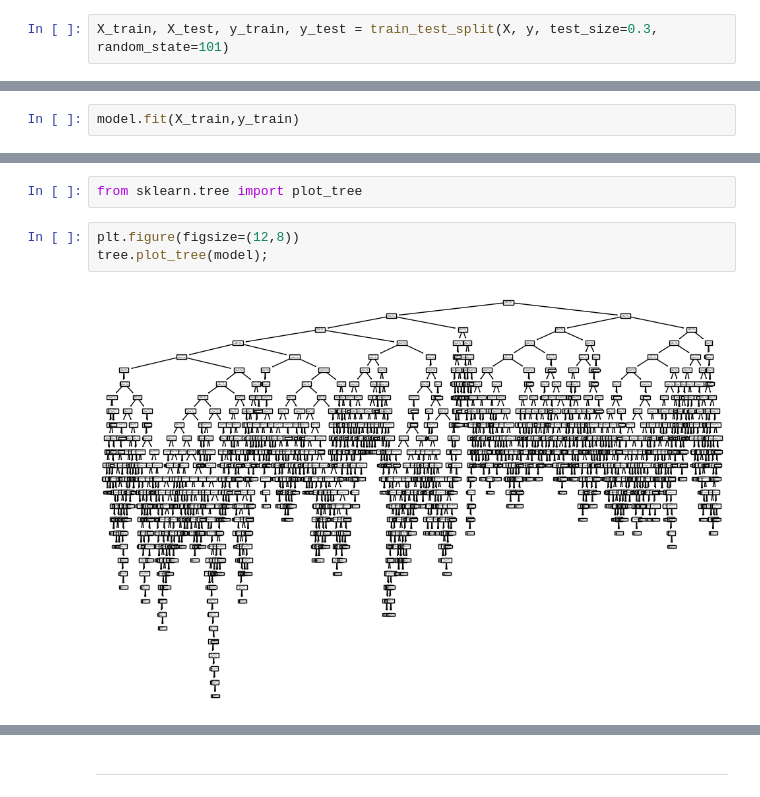
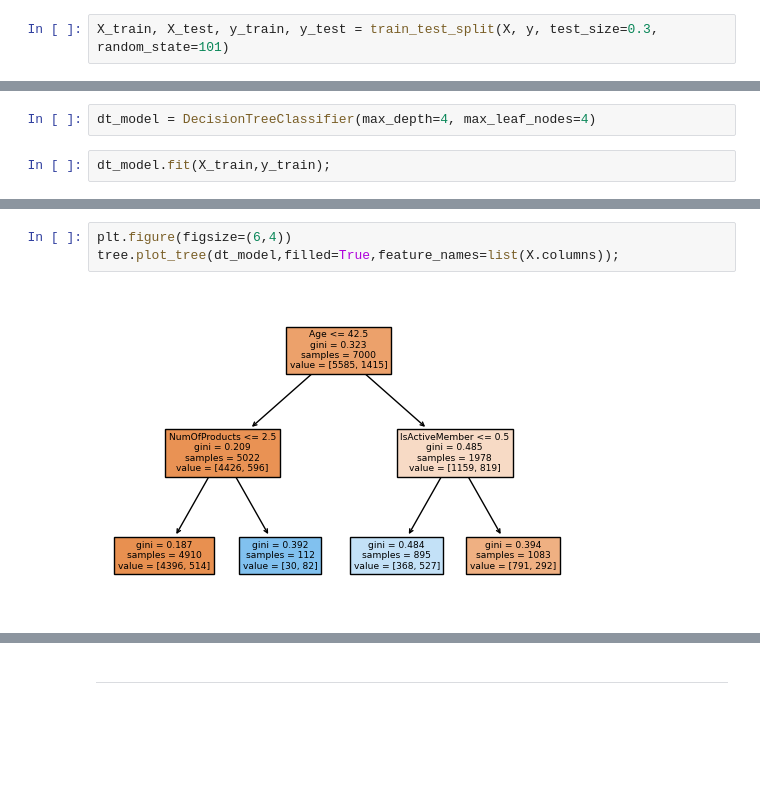
Before and after one commit to colefairbanks/trees-clientchurn, a Jupyter notebook: client-churn-trees.ipynb, the cells around one changed output, grey strips where cells are left out. Cells and saved outputs as stored; diff of their text form; blank space fills up the shorter version.

Commit message:
finished decision trees

```diff
--- a/client-churn-trees.ipynb
+++ b/client-churn-trees.ipynb
@@ -182,2 +182,4 @@ model = DecisionTreeClassifier()
+# %%
+dt_model = DecisionTreeClassifier(max_depth=4, max_leaf_nodes=4)
 # %%
-model.fit(X_train,y_train)
+dt_model.fit(X_train,y_train);
@@ -240,7 +229,5 @@ Online Documentation: https://scikit-learn.org/stable/modules/generated/sklearn.
-# %%
-from sklearn.tree import plot_tree
 # %%
-plt.figure(figsize=(12,8))
-tree.plot_tree(model);
+plt.figure(figsize=(6,4))
+tree.plot_tree(dt_model,filled=True,feature_names=list(X.columns));
 # %% [output]
-[figure, old version]
+[figure, new version]
```
Also changed, not shown: parts of 37 cells of this notebook.
